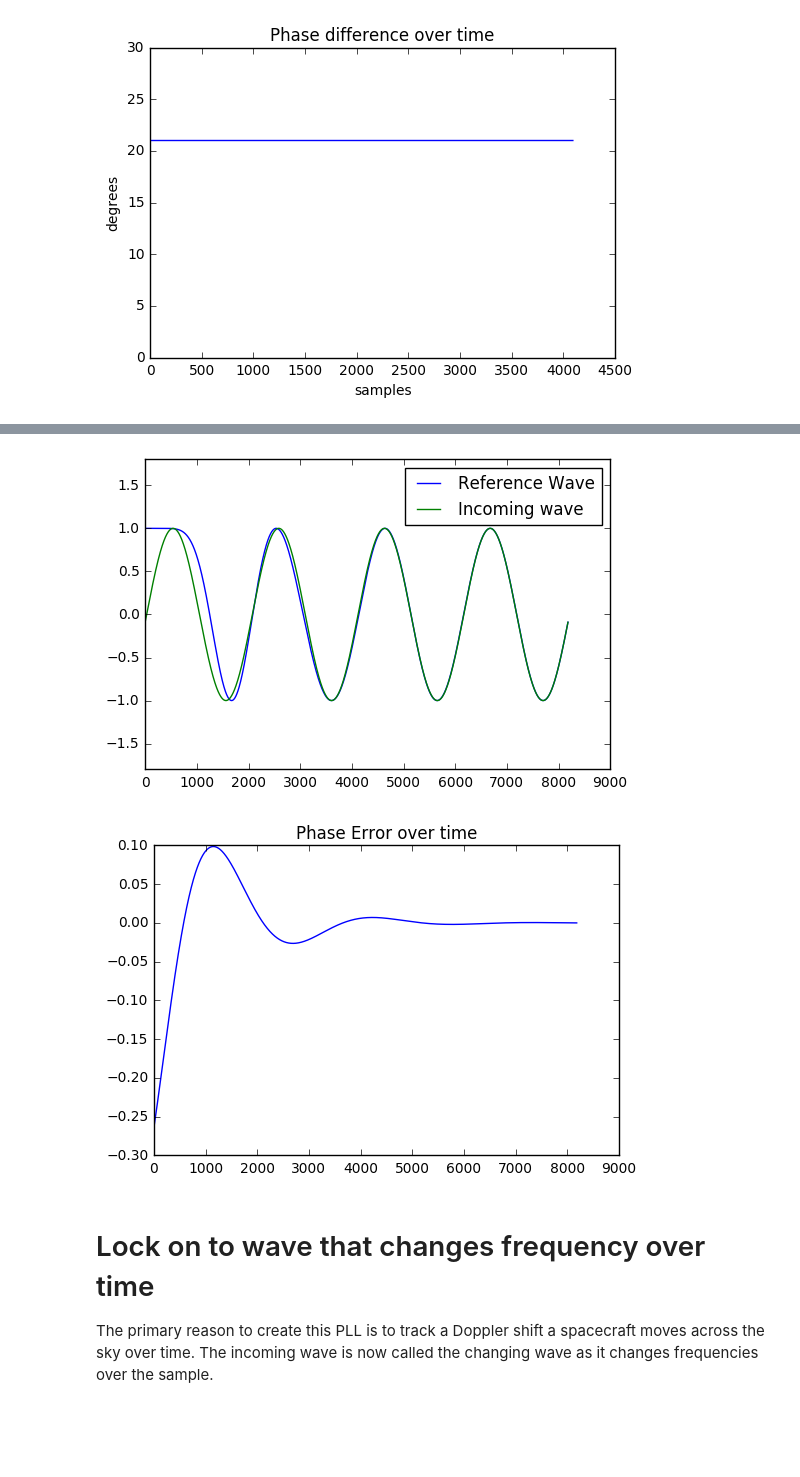
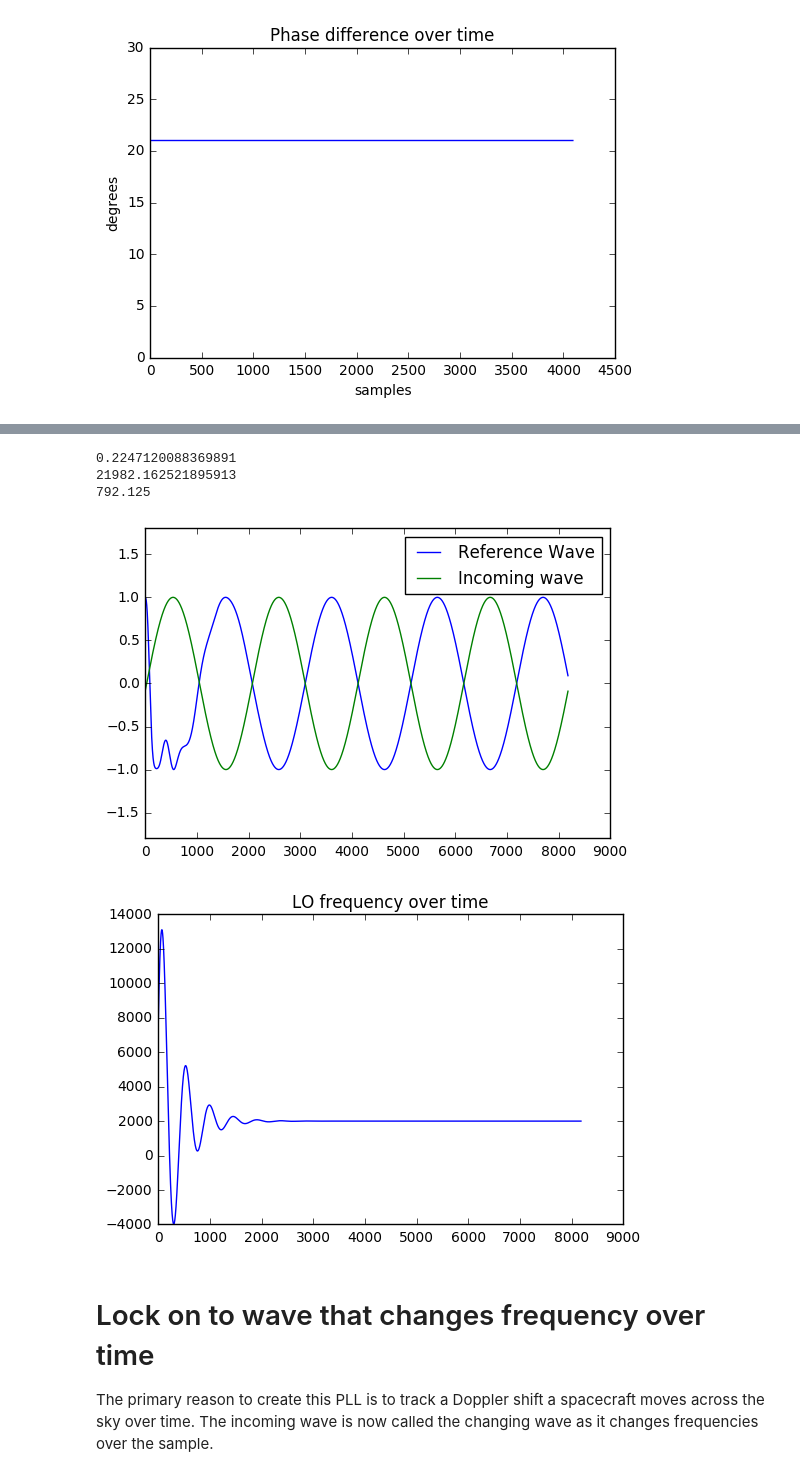
Before and after one commit to psas/gps, a Jupyter notebook: notebooks/Complex_Wave.ipynb, the cells around one changed output, grey strips where cells are left out. Saved outputs shown, nothing was run; the diff lists cells and outputs as text; code cells hidden in the pictures; blank space fills up the shorter version.

```diff
--- a/notebooks/Complex_Wave.ipynb
+++ b/notebooks/Complex_Wave.ipynb
@@ -131,3 +141,22 @@ plt.show()
+# %%
+zeta = 89
+bandwidth = 10
+k = 1110
+
+wn = bandwidth * 8 * zeta /\
+    (4 * zeta ** 2 + 1)
+
+t1 = k / (wn * wn)
+t2 = (zeta * 2.0) / wn
+
+
+print(wn)
+print(t1)
+print(t2)
+# %% [output]
+0.2247120088369891
+21982.162521895913
+792.125
 # %%
 #Set up the incoming wave
 
@@ -164,6 +193,12 @@ adjustment = 0
 oldErr = 0
 oldRef = 0
 
+#summation interval
+interval = 1/fs
+
+#iterate over every sample and adjust
+r = [] #ref frequency recording
+
 #iterate over every sample and adjust
 for n, samp in enumerate(incWav):
     #Mix
@@ -171,35 +206,42 @@ for n, samp in enumerate(incWav):
     #m[n] = mixed
 
     #Check discriminator
-    d = np.angle(mixed) / (2*np.pi)
+    #d = np.angle(mixed) / (2*np.pi)
+    d = np.arctan(np.imag(mixed)/np.real(mixed)) / (2*np.pi)
     discriminator[n] = d #Save discriminator
 
 
     #Adjust frequency
-    adjustment = oldRef + (d - oldErr) * (7000) + d * 20
+    adjustment = oldRef + (d - oldErr) * t1 + d * t2#(7000) + d * 20
     refFreq = baseF +  adjustment
     oldRef = adjustment
+
+    r.append(refFreq)
 
     oldErr = d
 
     #Calculate next reference frequency sample
     if (n<len(incWav)-1):
         refWave[n + 1] = refWave[n] * np.exp(1j * 2 * np.pi * (refFreq/fs))
+    can[n] = refWave[n] * np.conj(incWav[n])
 # %%
 #plt.plot(discriminator)
 #plt.show()
 plt.plot(np.real(refWave), label = 'Reference Wave')
 plt.plot(np.real(incWav), label = 'Incoming wave')
 plt.ylim([-1.8, 1.8])
 plt.legend()
 plt.show()
 
-plt.plot(discriminator)
-plt.title('Phase Error over time')
+plt.plot(r)
+plt.title('LO frequency over time')
 plt.show()
+
+#plt.plot(discriminator)
+#plt.show()
 # %% [output]
-[figure, old version]
+[figure, new version]
-[figure, old version]
+[figure, new version]
 # %% [markdown]
 # Lock on to wave that changes frequency over time
 
```
Also changed, not shown: parts of 10 cells of this notebook.
